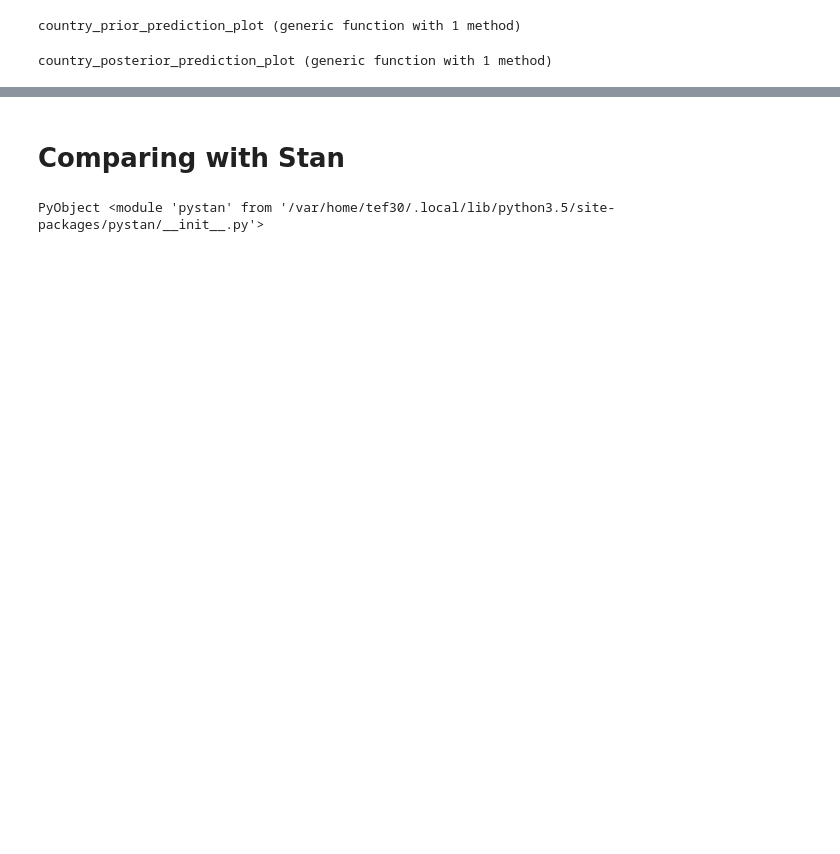
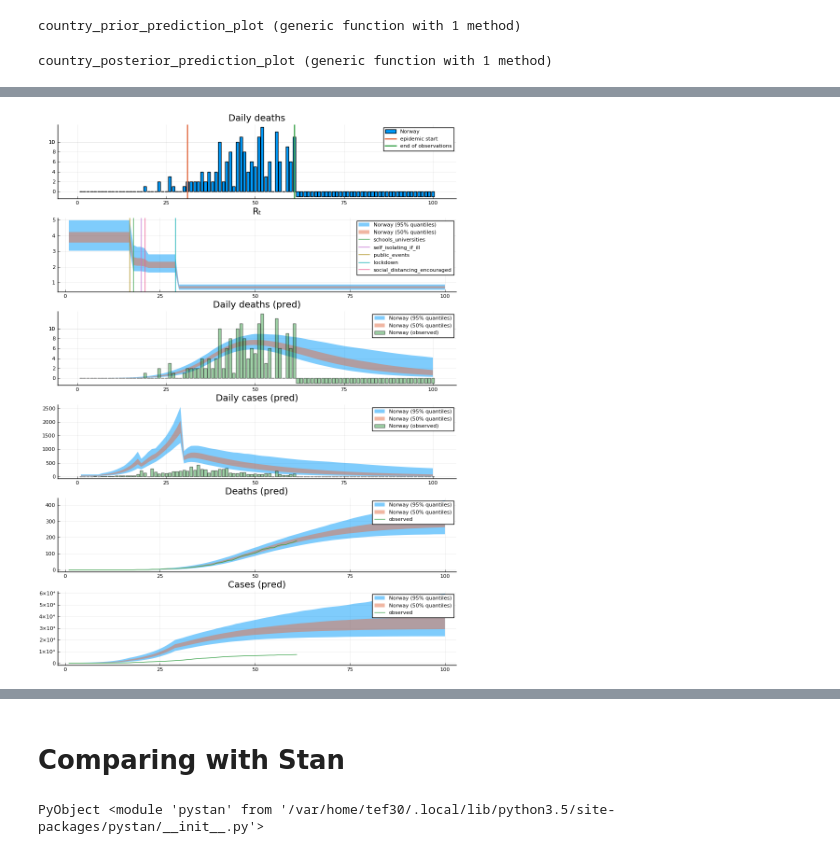
Before and after one commit to cambridge-mlg/Covid19, a Jupyter notebook: notebooks/01-Imperial-Report-13-Basics.ipynb, the cells around one changed output, grey strips where cells are left out. Drawn from its saved outputs; the diff is of its cells as text; code cells hidden in the pictures; blank space fills up the shorter version.

```diff
--- a/notebooks/01-Imperial-Report-13-Basics.ipynb
+++ b/notebooks/01-Imperial-Report-13-Basics.ipynb
@@ -489,3 +456,7 @@ country_posterior_prediction_plot(5)
+# %%
+country_posterior_prediction_plot(7)
+# %% [output]
+[figure, added]
 # %%
 country_prior_prediction_plot(5)
 # %% [output]
```
Also changed, not shown: parts of 63 cells of this notebook.
